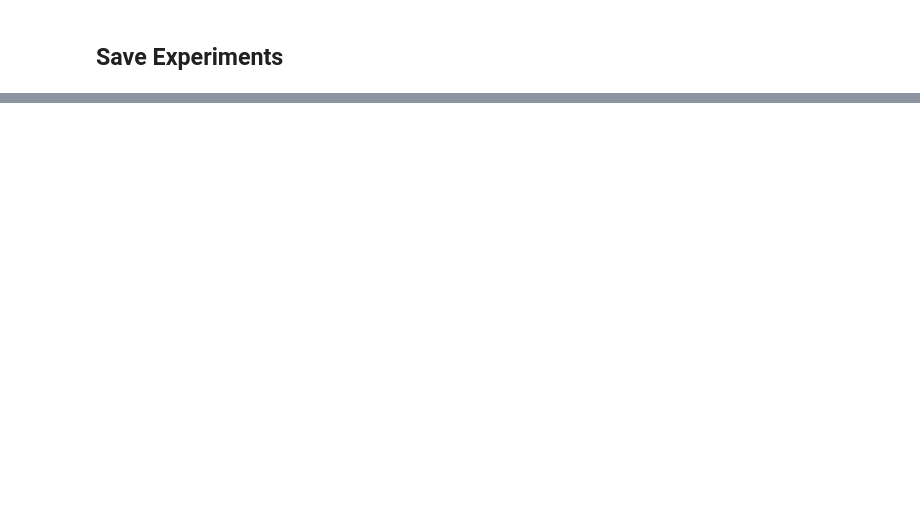
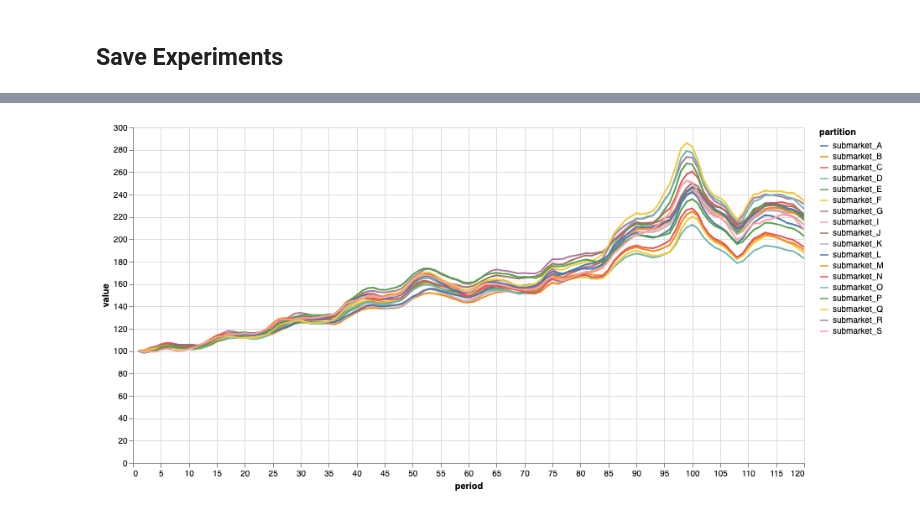
Before and after one commit to reidjohnson/hpipy, a Jupyter notebook: notebooks/nn-hpi-exp.ipynb, the cells around one changed output, grey strips where cells are left out. Drawn from its saved outputs; the diff is of its cells as text; code cells hidden in the pictures; blank space fills up the shorter version.

```diff
--- a/notebooks/nn-hpi-exp.ipynb
+++ b/notebooks/nn-hpi-exp.ipynb
@@ -482,0 +533,9 @@ if series:
+# %%
+df_temp2 = pd.read_csv("/Users/reidj/Documents/GitHub/hpipy/notebooks/exp_nn_submarkets_global_results_py_bak.csv")
+#chart = alt.Chart(df_temp.query("partition != 'all'")).mark_line().encode(
+chart = alt.Chart(df_temp2).mark_line().encode(
+    x=alt.X('period'), y=alt.Y('value'), color=alt.Color('partition'), tooltip=[alt.Tooltip('partition'), alt.Tooltip('value')]
+).interactive().properties(height=400, width=800)
+chart
+# %% [output]
+[figure, added]
```
Also changed, not shown: parts of 6 cells of this notebook, 1 other file.
